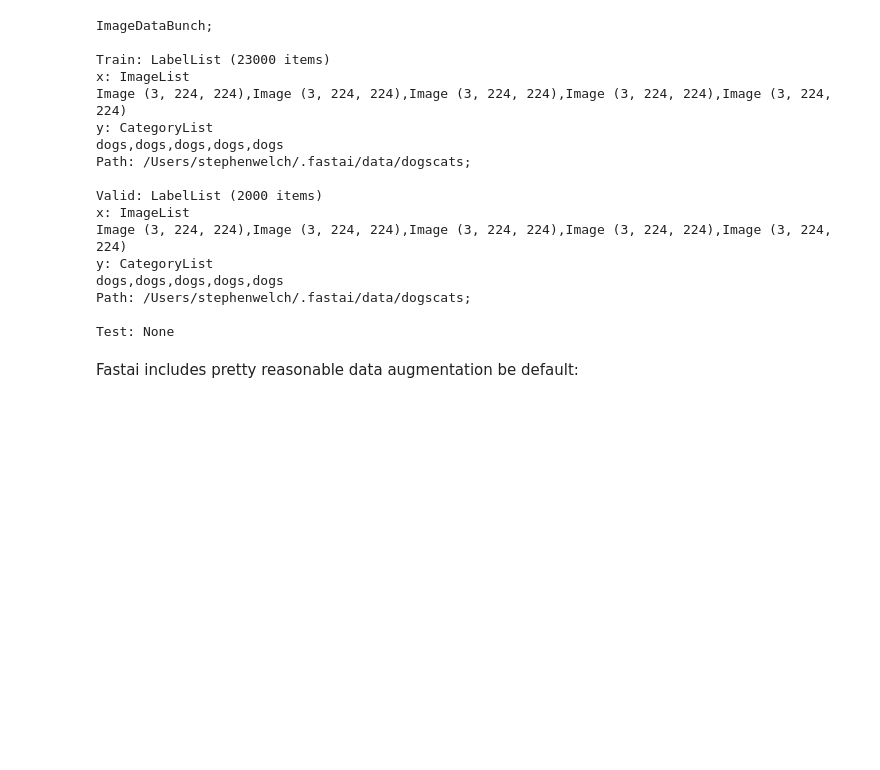
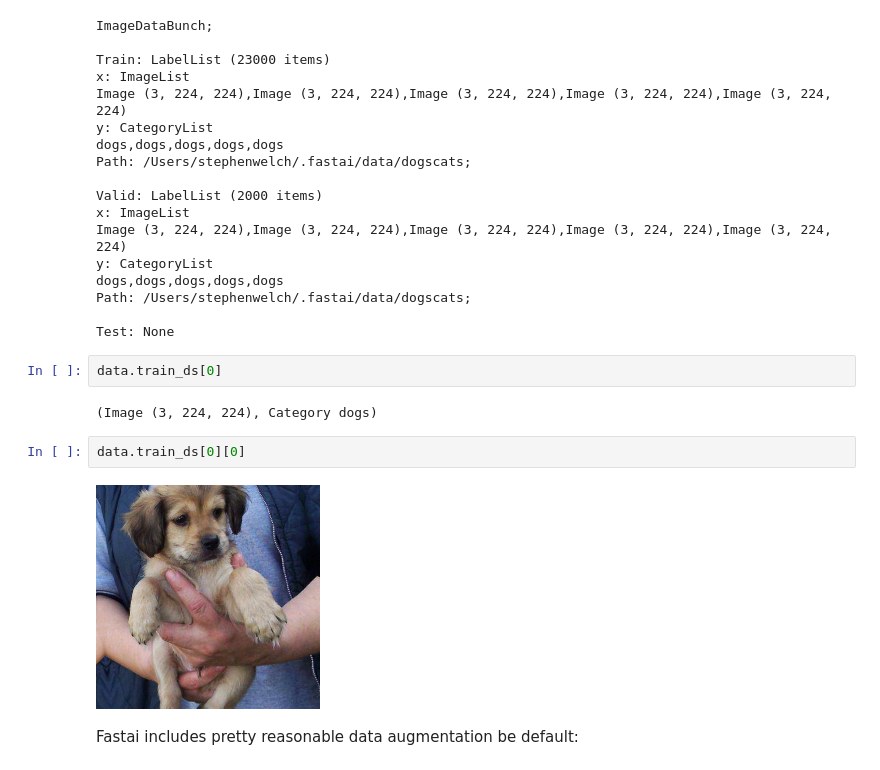
Before and after one commit to stephencwelch/dl-workshop, a Jupyter notebook: fastai/get_result_fast_with_fastai.ipynb, the cells around one changed output. Cells and saved outputs as stored; diff of their text form; blank space fills up the shorter version.

```diff
--- a/fastai/get_result_fast_with_fastai.ipynb
+++ b/fastai/get_result_fast_with_fastai.ipynb
@@ -87,6 +88,14 @@ dogs,dogs,dogs,dogs,dogs
 Path: /Users/stephenwelch/.fastai/data/dogscats;
 
 Test: None
+# %%
+data.train_ds[0]
+# %% [output]
+(Image (3, 224, 224), Category dogs)
+# %%
+data.train_ds[0][0]
+# %% [output]
+[figure, added]
 # %% [markdown]
 Fastai includes pretty reasonable data augmentation be default:
 # %%
```
Also changed, not shown: parts of 32 cells of this notebook.
